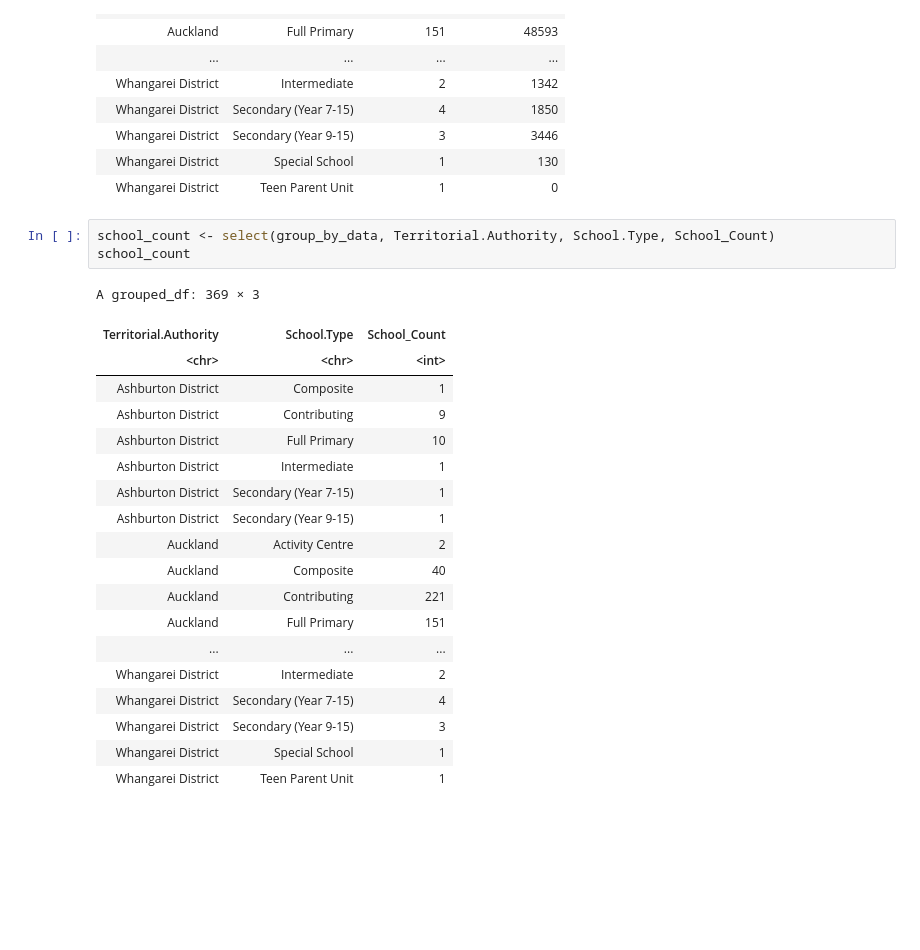
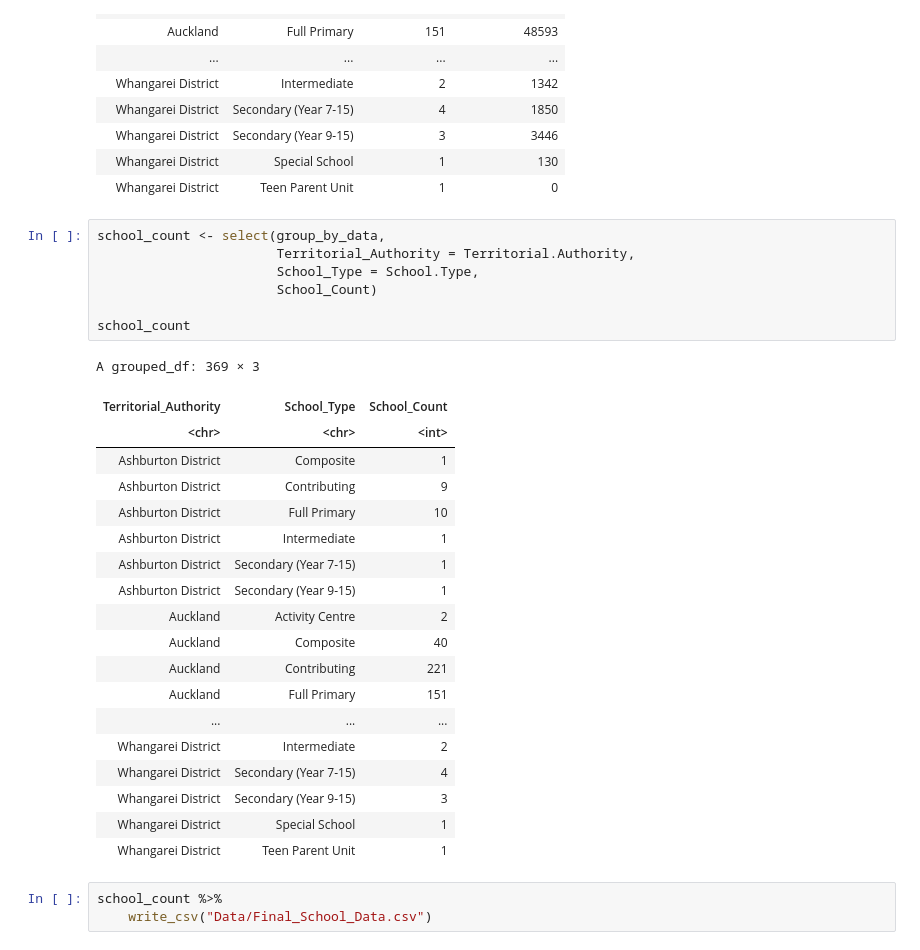
Before and after one commit to emma-s-marie/data422-group-project, a Jupyter notebook: code/school data wrangling.ipynb, the cells around one changed output. Saved outputs shown, nothing was run; the diff lists cells and outputs as text; blank space fills up the shorter version.

```diff
--- a/code/school data wrangling.ipynb
+++ b/code/school data wrangling.ipynb
@@ -200,11 +203,15 @@ A grouped_df: 369 × 4
 | Whangarei District | Special School | 1 | 130 |
 | Whangarei District | Teen Parent Unit | 1 | 0 |
 # %%
-school_count <- select(group_by_data, Territorial.Authority, School.Type, School_Count)
+school_count <- select(group_by_data,
+                       Territorial_Authority = Territorial.Authority,
+                       School_Type = School.Type,
+                       School_Count)
+
 school_count
 # %% [output]
 A grouped_df: 369 × 3
-| Territorial.Authority | School.Type | School_Count |
+| Territorial_Authority | School_Type | School_Count |
 | <chr> | <chr> | <int> |
 | Ashburton District | Composite | 1 |
 | Ashburton District | Contributing | 9 |
@@ -222,3 +229,6 @@ A grouped_df: 369 × 3
 | Whangarei District | Secondary (Year 9-15) | 3 |
 | Whangarei District | Special School | 1 |
 | Whangarei District | Teen Parent Unit | 1 |
+# %%
+school_count %>%
+    write_csv("Data/Final_School_Data.csv")
```
Also changed, not shown: parts of 2 cells of this notebook.
